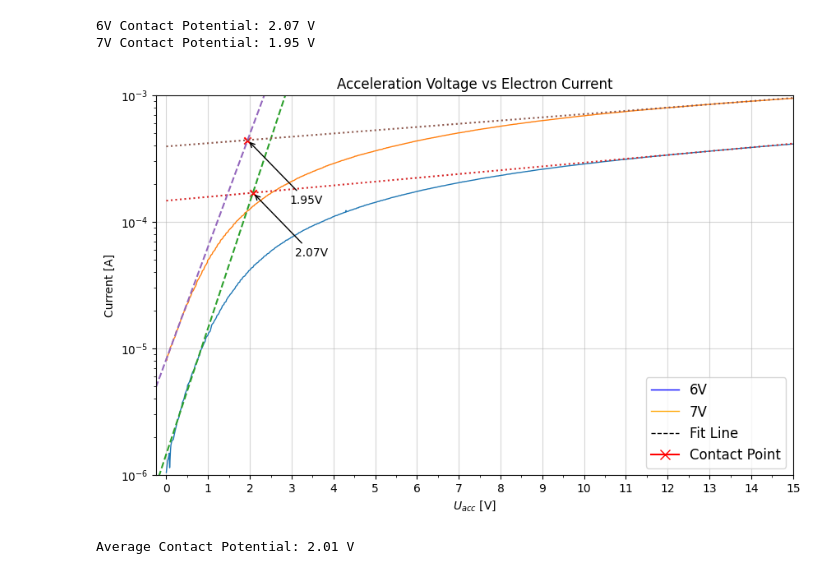
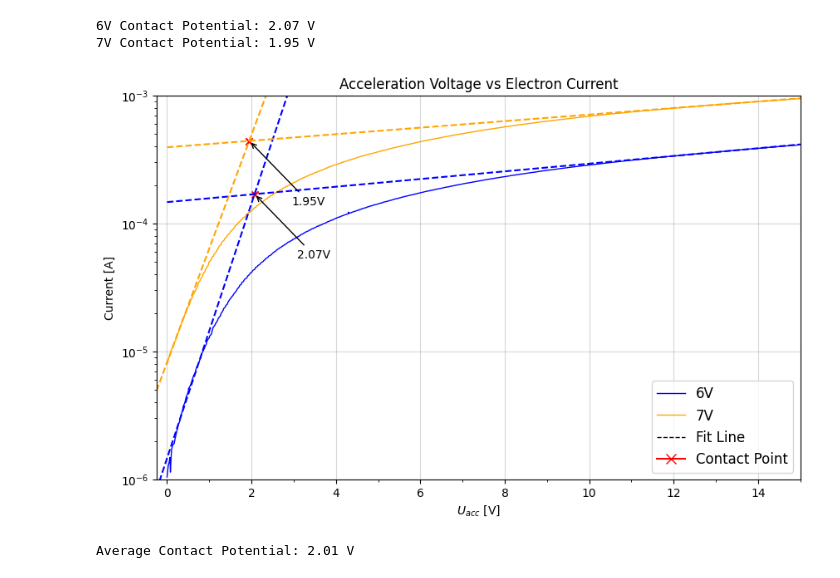
Before and after one commit to kearb-stomp/AdvLabs, a Jupyter notebook: Lab 4/Task 1-1.ipynb, the cells around one changed output. Drawn from its saved outputs; the diff is of its cells as text; code cells hidden in the pictures.

Commit message:
Lab 4 Plot Updates

```diff
--- a/Lab 4/Task 1-1.ipynb
+++ b/Lab 4/Task 1-1.ipynb
@@ -98,19 +98,22 @@ for key, data in data_dict.items():
 7V Contact Potential: 1.95 V
 # %%
 fig, ax = plt.subplots(figsize=(10, 6))
+
+line_colors = {'6V': 'blue', '7V': 'orange'}
 ax.set(xlabel='$U_{acc}$ [V]', ylabel='Current [A]', title='Acceleration Voltage vs Electron Current')
 for key, data in data_dict.items():
-    ax.plot(data['x'], data['I'], label=key, lw=1)
+    ax.plot(data['x'], data['I'], label=key, lw=1, color=line_colors[key])
 
 # Plot the linear fits
 for key, data in fit_dict.items():
+
     x_fit_linear = np.linspace(-0.25, 3, 100)
     y_fit_linear = 10**(data['m1'] * x_fit_linear + data['b1'])
-    ax.plot(x_fit_linear, y_fit_linear, label=f'{key} Linear Fit', linestyle='--')
+    ax.plot(x_fit_linear, y_fit_linear, label=f'{key} Linear Fit', linestyle='--', color=line_colors[key])
 
     x_fit_plateau = np.linspace(0, 15, 100)
     y_fit_plateau = 10**(data['m2'] * x_fit_plateau + data['b2'])
-    ax.plot(x_fit_plateau, y_fit_plateau, label=f'{key} Plateau Fit', linestyle=':')
+    ax.plot(x_fit_plateau, y_fit_plateau, label=f'{key} Plateau Fit', linestyle='--', color=line_colors[key])
 
     # Plot the contact point
 
@@ -124,36 +127,36 @@ for key, data in fit_dict.items():
                 arrowprops=dict(arrowstyle='->', color='black')
                 )
 
 
 # ax2.annotate(f'Peak at x={x_peak[max_index]:.2f} V',
 #                         xy=(x_peak[max_index], max_deriv),
 #                         xytext=(x_peak[max_index] + 0.95, max_deriv),
 #                         arrowprops=dict(arrowstyle='->', color='red'),
 #                         fontsize=10, color='red')
 
 
 
 
 #ax.axvline(x=x_plateau_mins['7V'], color='black', linestyle='-', lw=0.5)
 #ax.axvline(x=x_lin_mins['6V'], color='black', linestyle='-', lw=0.5)
-ax.xaxis.set_major_locator(MultipleLocator(1))
-ax.xaxis.set_minor_locator(MultipleLocator(0.5))
+ax.xaxis.set_major_locator(MultipleLocator(2))
+ax.xaxis.set_minor_locator(MultipleLocator(1))
 #ax.yaxis.set_major_locator(MultipleLocator(1e-5))
 ax.set_xlim(-0.25, 15)
 ax.set_ylim(1e-6, 1e-3)
 ax.grid(which='major', axis='both', alpha=0.5)
 ax.set_yscale('log')
 handles = [
     Line2D([], [], color='blue', linestyle='-', lw=1, label='6V'),
     Line2D([], [], color='orange', linestyle='-', lw=1, label='7V'),
     Line2D([], [], color='black', linestyle='--', lw=1, label='Fit Line'),
     Line2D([], [], color='red', marker='x', markersize=8, label='Contact Point')
 ]
 ax.legend(handles=handles, loc='best', fontsize=12)
 
 plt.show()
 # %% [output]
-[figure, old version]
+[figure, new version]
 # %%
 contact_potential = contact_df['U_contact'].mean()
 print(f"Average Contact Potential: {contact_potential:.2f} V")
```
Also changed, not shown: 9 other files.
